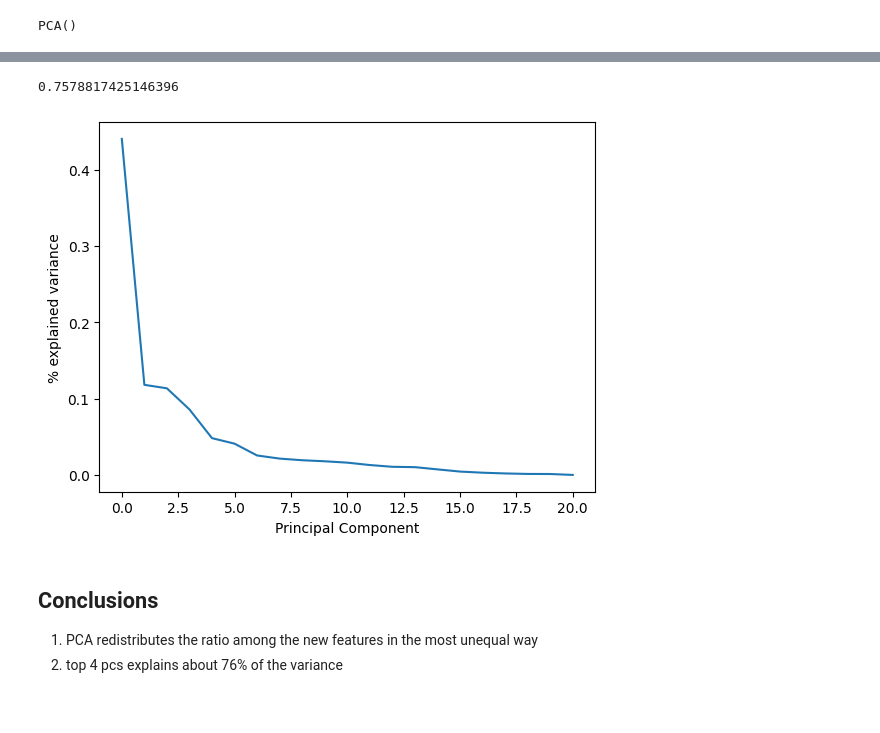
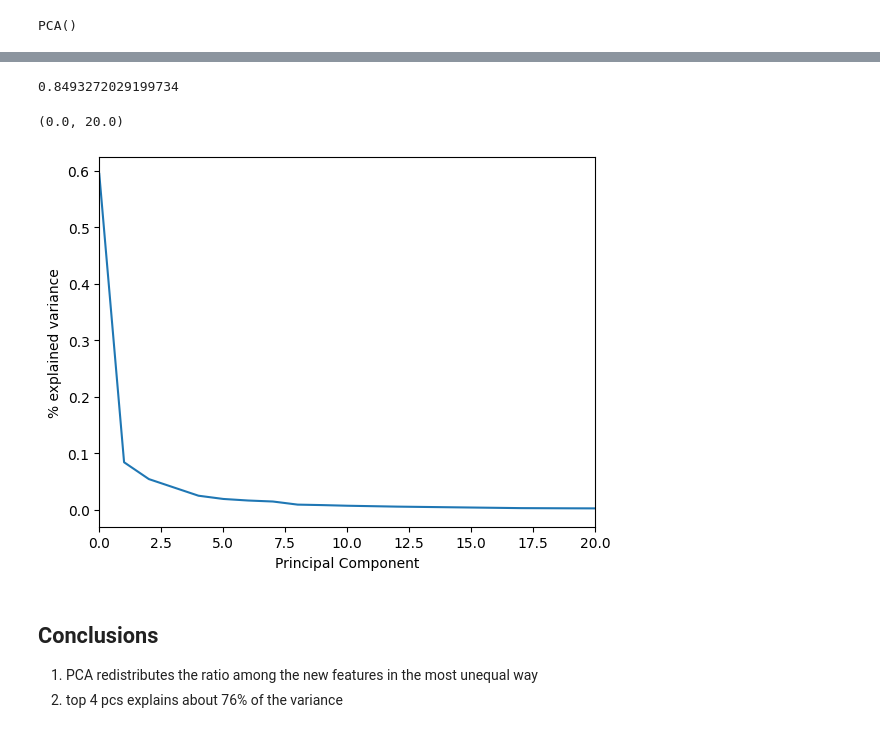
Before and after one commit to slawa-loev/AMEX_default_prediction, a Jupyter notebook: notebooks/EDA.ipynb, the cells around one changed output, grey strips where cells are left out. Drawn from its saved outputs; the diff is of its cells as text; code cells hidden in the pictures.

```diff
--- a/notebooks/EDA.ipynb
+++ b/notebooks/EDA.ipynb
@@ -140,0 +152,2 @@ spend_ave_array_df.head()
+# %%
+df=pd.concat([defaulter,payer])
@@ -140,0 +164,4 @@ spend_ave_array_df.head()
+# %%
+df=df.drop(columns=['Unnamed: 0','S_2','customer_ID','target'])
+
+df=df.fillna(method='bfill').fillna(method='ffill')
@@ -141,12 +178,12 @@ spend_ave_array_df.head()
+# %%
+df=df.drop(columns=['B_30', 'B_38', 'D_114', 'D_116', 'D_117', 'D_120', 'D_126', 'D_63', 'D_64', 'D_66', 'D_68'])
 # %%
 from sklearn.decomposition import PCA
 
-X=spend_ave_array_df.iloc[:,1:-1]
-
-all_columns=X.columns
+all_columns=df.columns
 
 pca = PCA()
-pca.fit(X)
+pca.fit(df)
 # %% [output]
 PCA()
 # %%
@@ -225,13 +252,14 @@ dtype: float64
 # %%
-var[:4].sum()/var.sum()
+var[:8].sum()/var.sum()
 # %% [output]
-0.7578817425146396
+0.8493272029199734
 # %%
 plt.plot(pca.explained_variance_ratio_)
 plt.xlabel('Principal Component'); plt.ylabel('% explained variance')
-plt.y
+plt.xlim(0,20)
 # %% [output]
+(0.0, 20.0)
-[figure, old version]
+[figure, new version]
 # %% [markdown]
 ## Conclusions
 
```
Also changed, not shown: parts of 8 cells of this notebook, 2 other files.
